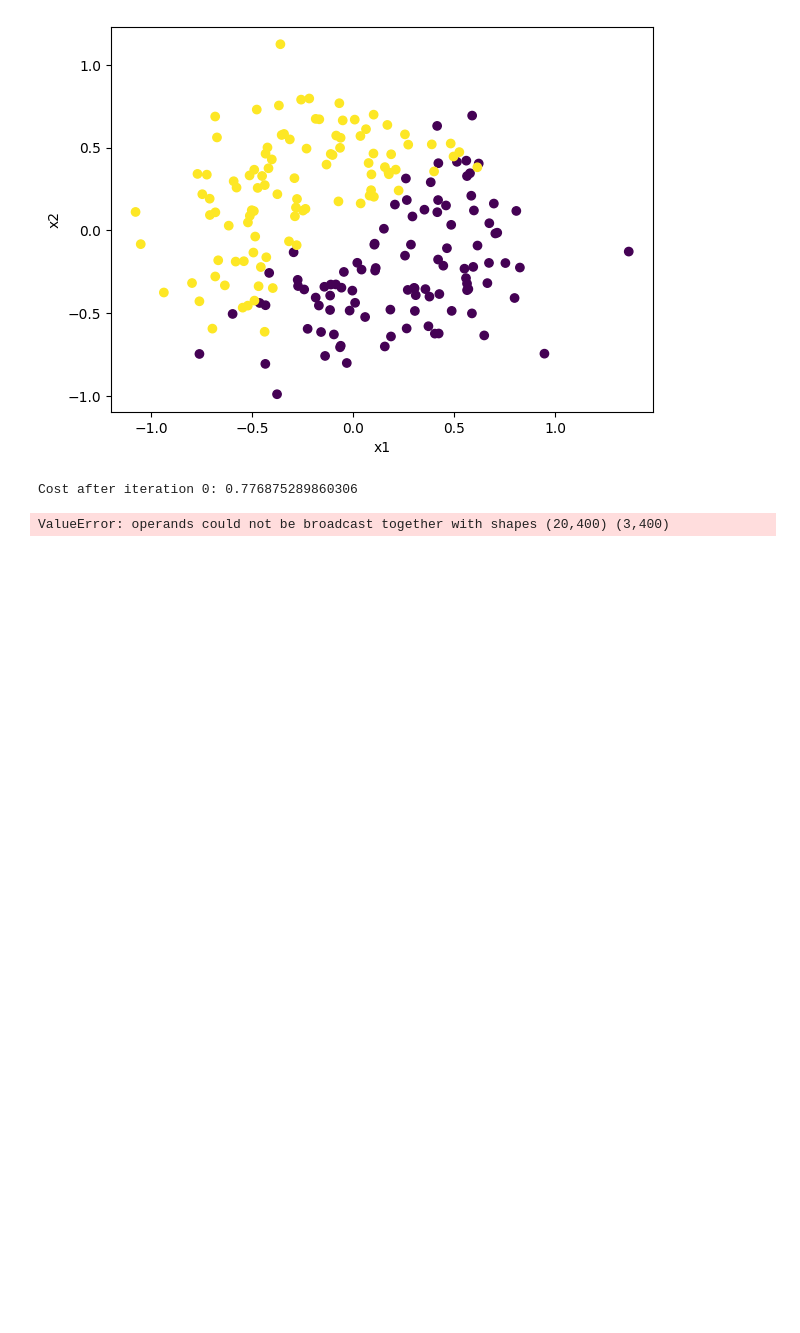
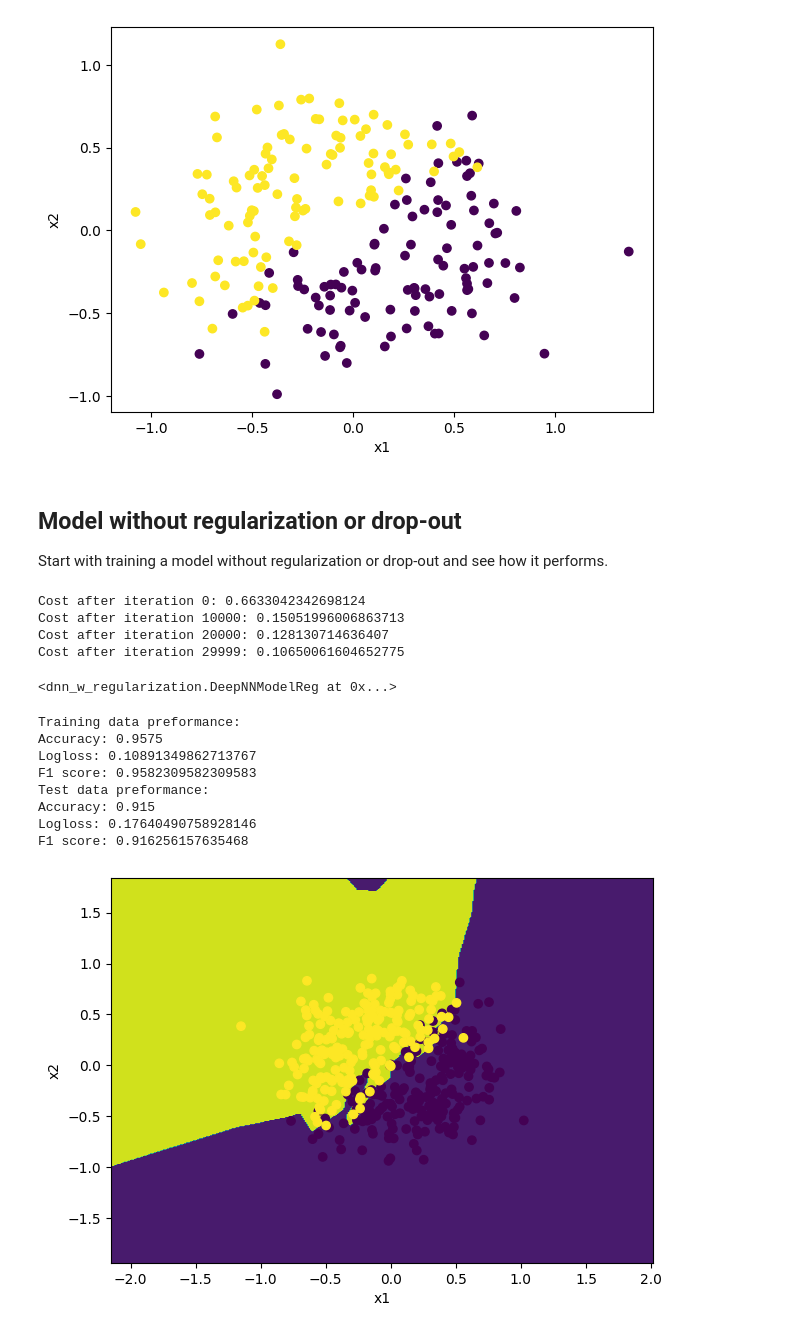
Before and after one commit to JanetVictorious/deep-learning-fundamentals, a Jupyter notebook: basic_neural_networks/dnn_w_regularization.ipynb, the cells around one changed output. Saved outputs shown, nothing was run; the diff lists cells and outputs as text; code cells hidden in the pictures; blank space fills up the shorter version.

```diff
--- a/basic_neural_networks/dnn_w_regularization.ipynb
+++ b/basic_neural_networks/dnn_w_regularization.ipynb
@@ -38 +55,5 @@ Text(0.5, 0, 'x1')
+# %% [markdown]
+## Model without regularization or drop-out
+
+Start with training a model without regularization or drop-out and see how it performs.
 # %%
@@ -41,5 +62,41 @@ layer_dims = [X_train.shape[0], 20, 3, y_train.shape[0]]
 # %%
-model.call(X_train, y_train, layer_dims, num_iter=30000, learning_rate=0.3, print_cost=True)
+# Train model without regularization or drop-out
+model.call(X_train, y_train, layer_dims, hidden_activation='relu',
+           lbd=0.0,  # No regularization
+           keep_prob=1.0,  # No drop-out
+           num_iter=30000, learning_rate=0.4, print_cost=True)
 # %% [output]
-Cost after iteration 0: 0.776875289860306
+Cost after iteration 0: 0.6633042342698124
+Cost after iteration 10000: 0.15051996006863713
+Cost after iteration 20000: 0.128130714636407
+Cost after iteration 29999: 0.10650061604652775
-ValueError: operands could not be broadcast together with shapes (20,400) (3,400)
+<dnn_w_regularization.DeepNNModelReg at 0x...>
+# %%
+# Plot decision boundary
+plot_decision_boundary(lambda x: model.predict(x.T), X_train, y_train)
+
+# Performance metrics training set
+y_pred = model.predict(X_train)
+y_pred_proba = model.predict_proba(X_train)
+y_pred_test = model.predict(X_test)
+y_pred_proba_test = model.predict_proba(X_test)
+
+print('Training data preformance:')
+print(f'Accuracy: {accuracy_score(y_train.reshape(-1,), y_pred.reshape(-1,))}')
+print(f'Logloss: {log_loss(y_train.reshape(-1,), y_pred_proba.reshape(-1,))}')
+print(f'F1 score: {f1_score(y_train.reshape(-1,), y_pred.reshape(-1,))}')
+
+print('Test data preformance:')
+print(f'Accuracy: {accuracy_score(y_test.reshape(-1,), y_pred_test.reshape(-1,))}')
+print(f'Logloss: {log_loss(y_test.reshape(-1,), y_pred_proba_test.reshape(-1,))}')
+print(f'F1 score: {f1_score(y_test.reshape(-1,), y_pred_test.reshape(-1,))}')
+# %% [output]
+Training data preformance:
+Accuracy: 0.9575
+Logloss: 0.10891349862713767
+F1 score: 0.9582309582309583
+Test data preformance:
+Accuracy: 0.915
+Logloss: 0.17640490758928146
+F1 score: 0.916256157635468
+[figure, added]
```
Also changed, not shown: parts of 18 cells of this notebook, 1 other file.
